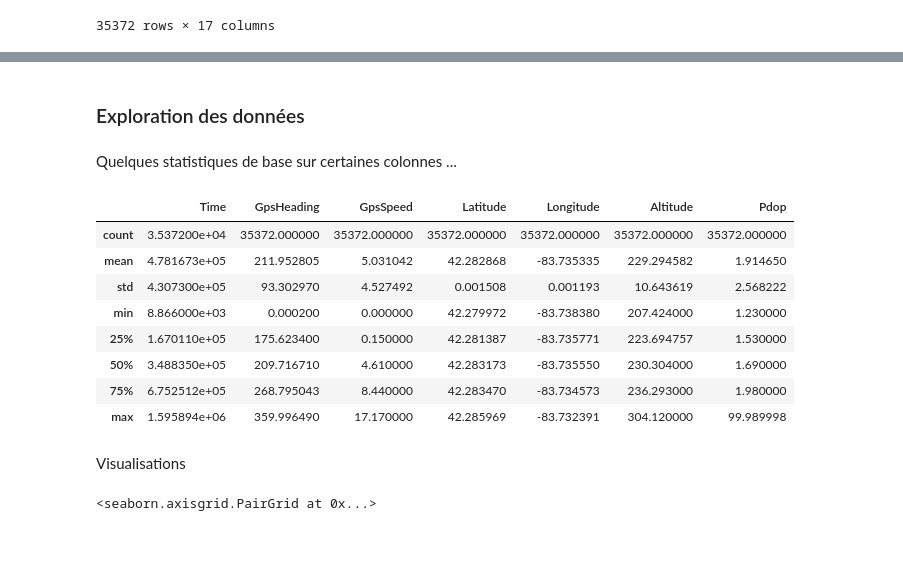
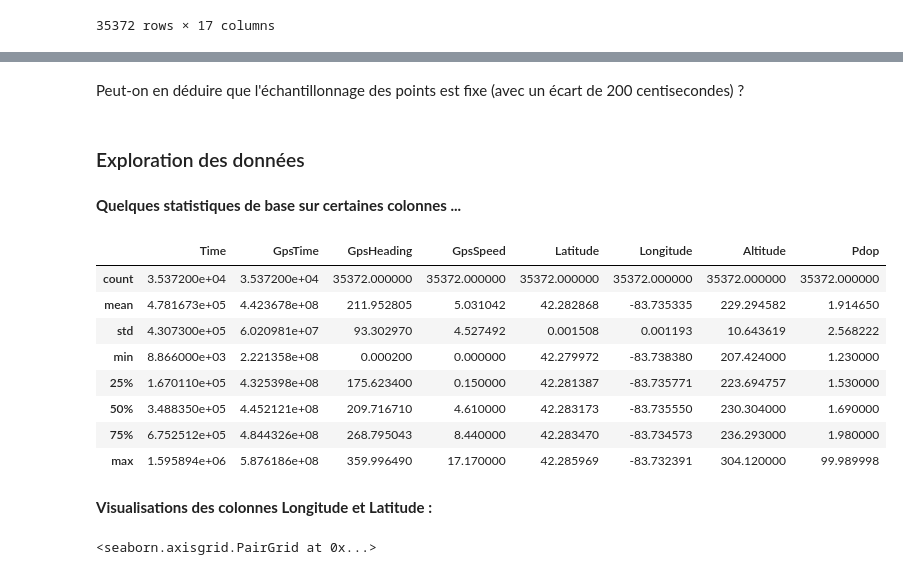
Before and after one commit to FZYUAN-1/pldac_interpolation, a Jupyter notebook: PLDAC PROJET GPS.ipynb, the cells around one changed output, grey strips where cells are left out. Drawn from its saved outputs; the diff is of its cells as text; code cells hidden in the pictures; blank space fills up the shorter version.

```diff
--- a/PLDAC PROJET GPS.ipynb
+++ b/PLDAC PROJET GPS.ipynb
@@ -135,21 +178,23 @@ df
+# %% [markdown]
+Peut-on en déduire que l'échantillonnage des points est fixe (avec un écart de 200 centisecondes) ?
 # %% [markdown]
 ### Exploration des données
 # %% [markdown]
-Quelques statistiques de base sur certaines colonnes ...
+**Quelques statistiques de base sur certaines colonnes ...**
 # %%
-colonnes = ['Time', 'GpsHeading', 'GpsSpeed','Latitude', 'Longitude', 'Altitude','Pdop']
+colonnes = ['Time','GpsTime','GpsHeading', 'GpsSpeed','Latitude', 'Longitude', 'Altitude','Pdop']
 
 df[colonnes].describe()
 # %% [output]
-|  | Time | GpsHeading | GpsSpeed | Latitude | Longitude | Altitude | Pdop |
-| count | 3.537200e+04 | 35372.000000 | 35372.000000 | 35372.000000 | 35372.000000 | 35372.000000 | 35372.000000 |
-| mean | 4.781673e+05 | 211.952805 | 5.031042 | 42.282868 | -83.735335 | 229.294582 | 1.914650 |
-| std | 4.307300e+05 | 93.302970 | 4.527492 | 0.001508 | 0.001193 | 10.643619 | 2.568222 |
-| min | 8.866000e+03 | 0.000200 | 0.000000 | 42.279972 | -83.738380 | 207.424000 | 1.230000 |
-| 25% | 1.670110e+05 | 175.623400 | 0.150000 | 42.281387 | -83.735771 | 223.694757 | 1.530000 |
-| 50% | 3.488350e+05 | 209.716710 | 4.610000 | 42.283173 | -83.735550 | 230.304000 | 1.690000 |
-| 75% | 6.752512e+05 | 268.795043 | 8.440000 | 42.283470 | -83.734573 | 236.293000 | 1.980000 |
-| max | 1.595894e+06 | 359.996490 | 17.170000 | 42.285969 | -83.732391 | 304.120000 | 99.989998 |
+|  | Time | GpsTime | GpsHeading | GpsSpeed | Latitude | Longitude | Altitude | Pdop |
+| count | 3.537200e+04 | 3.537200e+04 | 35372.000000 | 35372.000000 | 35372.000000 | 35372.000000 | 35372.000000 | 35372.000000 |
+| mean | 4.781673e+05 | 4.423678e+08 | 211.952805 | 5.031042 | 42.282868 | -83.735335 | 229.294582 | 1.914650 |
+| std | 4.307300e+05 | 6.020981e+07 | 93.302970 | 4.527492 | 0.001508 | 0.001193 | 10.643619 | 2.568222 |
+| min | 8.866000e+03 | 2.221358e+08 | 0.000200 | 0.000000 | 42.279972 | -83.738380 | 207.424000 | 1.230000 |
+| 25% | 1.670110e+05 | 4.325398e+08 | 175.623400 | 0.150000 | 42.281387 | -83.735771 | 223.694757 | 1.530000 |
+| 50% | 3.488350e+05 | 4.452121e+08 | 209.716710 | 4.610000 | 42.283173 | -83.735550 | 230.304000 | 1.690000 |
+| 75% | 6.752512e+05 | 4.844326e+08 | 268.795043 | 8.440000 | 42.283470 | -83.734573 | 236.293000 | 1.980000 |
+| max | 1.595894e+06 | 5.876186e+08 | 359.996490 | 17.170000 | 42.285969 | -83.732391 | 304.120000 | 99.989998 |
 # %% [markdown]
-Visualisations
+**Visualisations des colonnes Longitude et Latitude :**
 # %%
```
Also changed, not shown: parts of 21 cells of this notebook.
